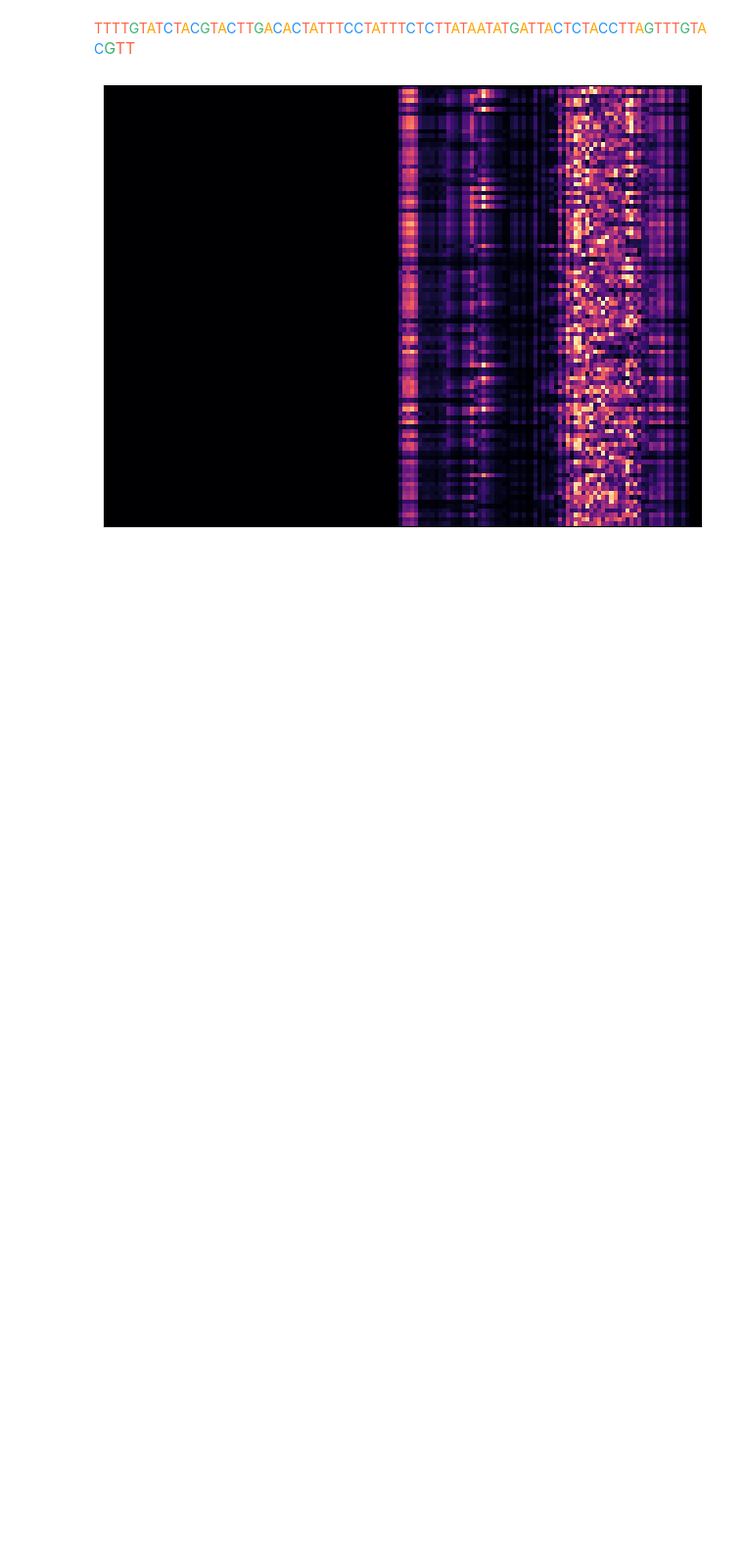
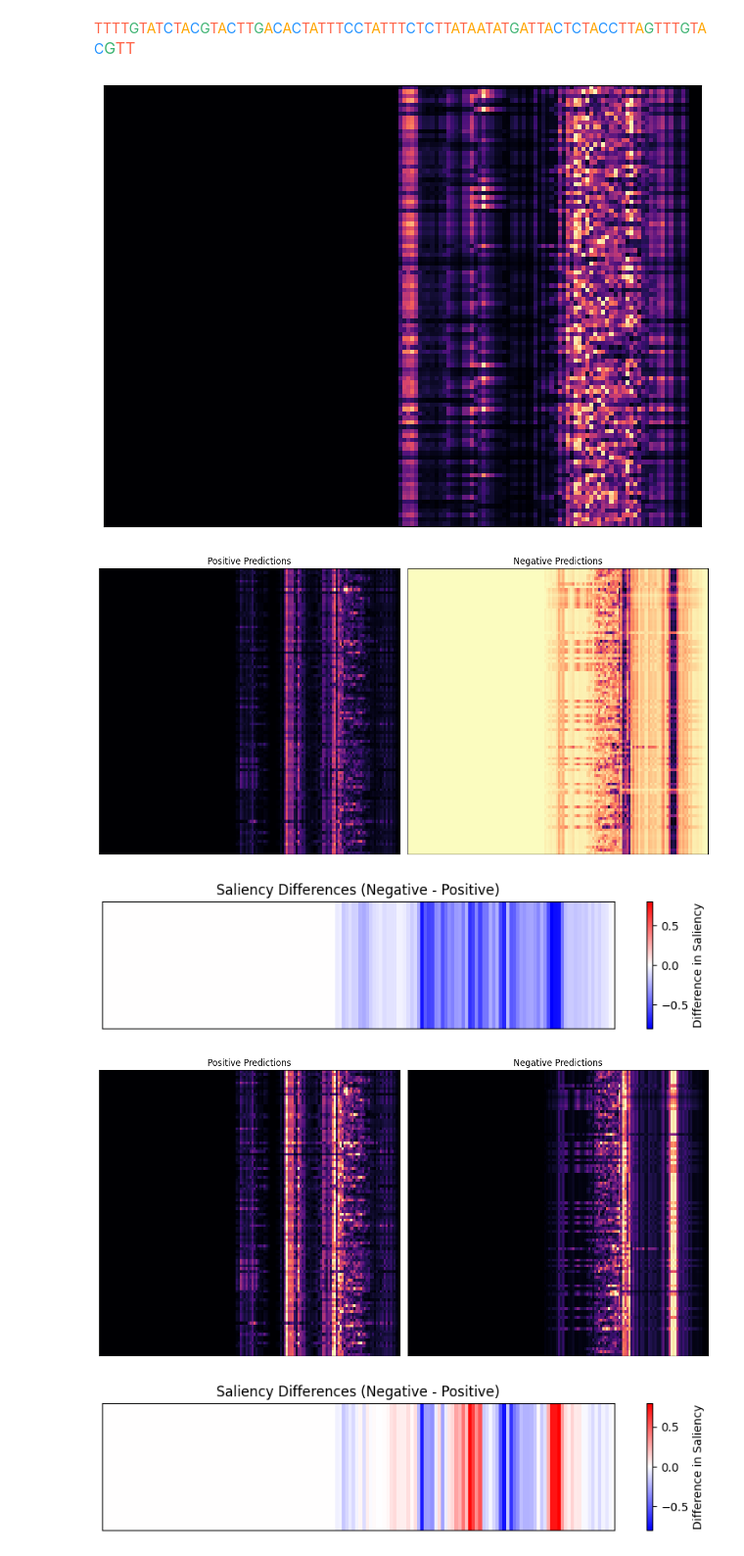
Before and after one commit to Rhys-sg/e.-coli-promoter-prediction, a Jupyter notebook: saliency.ipynb, the cells around one changed output. Shown at 98% size. Cells and saved outputs as stored; diff of their text form; code cells hidden in the pictures; blank space fills up the shorter version.

Commit message:
Work on forward and reverse TX prediction

```diff
--- a/saliency.ipynb
+++ b/saliency.ipynb
@@ -14,5 +14,14 @@ saliency_module.plot_saliency_map_grid(i_start=100, i_end=200, relative=True, sc
 # %% [output]
 [figure]
+# %%
+# Grid-based saliency map for random LaFleur sequences and reversed sequences
+saliency_module.plot_reversed_saliency_map_grid(i_start=100, i_end=200, relative=True, scaler=5, model_filename='Models/bidir_CNN.keras')
+saliency_module.plot_reversed_saliency_map_grid(i_start=100, i_end=200, relative=False, scaler=5, model_filename='Models/bidir_CNN.keras')
+# %% [output]
+[figure, added]
+[figure, added]
+[figure, added]
+[figure, added]
 # %%
 # Grid-based saliency maps for testing data by file
 
```
Also changed, not shown: parts of 6 cells of this notebook, 4 other files.
